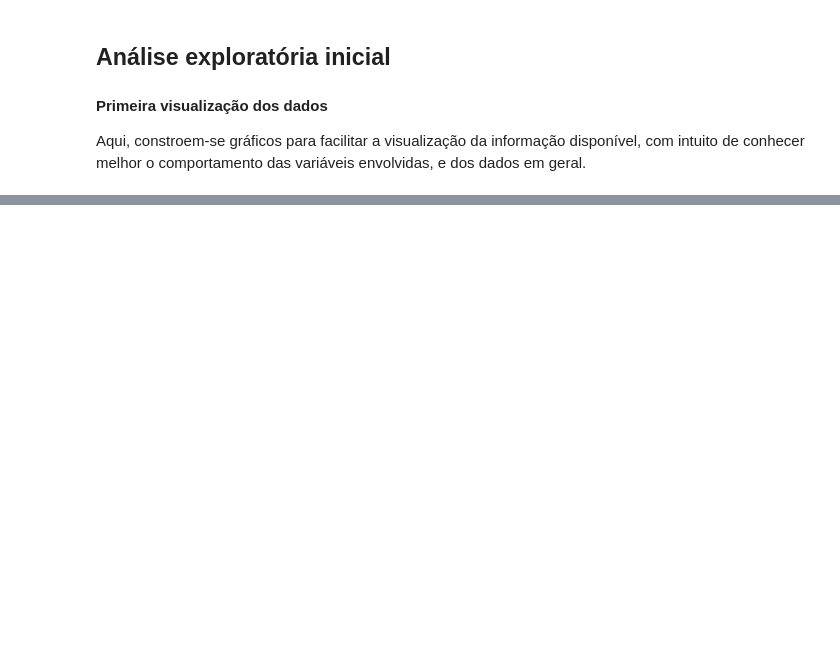
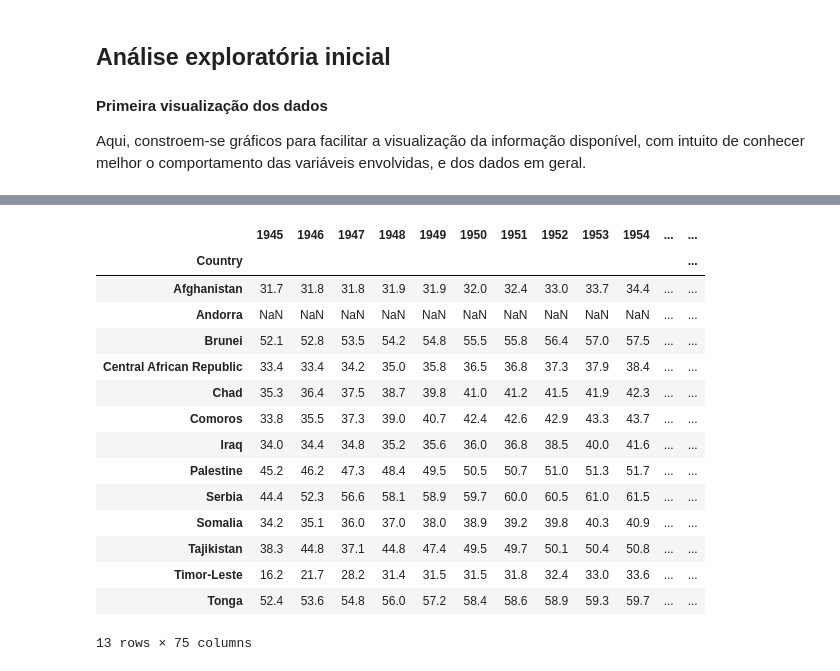
Before and after one commit to CEDipEngineering/DataSci_1, a Jupyter notebook: Final.ipynb, the cells around one changed output, grey strips where cells are left out. Cells and saved outputs as stored; diff of their text form; code cells hidden in the pictures; blank space fills up the shorter version.

```diff
--- a/Final.ipynb
+++ b/Final.ipynb
@@ -93,0 +114,19 @@ plt.show()
+# %%
+data_life_no_Kyoto
+# %% [output]
+|  | 1945 | 1946 | 1947 | 1948 | 1949 | 1950 | 1951 | 1952 | 1953 | 1954 | ... | ... |
+| Country |  |  |  |  |  |  |  |  |  |  |  | ... |
+| Afghanistan | 31.7 | 31.8 | 31.8 | 31.9 | 31.9 | 32.0 | 32.4 | 33.0 | 33.7 | 34.4 | ... | ... |
+| Andorra | NaN | NaN | NaN | NaN | NaN | NaN | NaN | NaN | NaN | NaN | ... | ... |
+| Brunei | 52.1 | 52.8 | 53.5 | 54.2 | 54.8 | 55.5 | 55.8 | 56.4 | 57.0 | 57.5 | ... | ... |
+| Central African Republic | 33.4 | 33.4 | 34.2 | 35.0 | 35.8 | 36.5 | 36.8 | 37.3 | 37.9 | 38.4 | ... | ... |
+| Chad | 35.3 | 36.4 | 37.5 | 38.7 | 39.8 | 41.0 | 41.2 | 41.5 | 41.9 | 42.3 | ... | ... |
+| Comoros | 33.8 | 35.5 | 37.3 | 39.0 | 40.7 | 42.4 | 42.6 | 42.9 | 43.3 | 43.7 | ... | ... |
+| Iraq | 34.0 | 34.4 | 34.8 | 35.2 | 35.6 | 36.0 | 36.8 | 38.5 | 40.0 | 41.6 | ... | ... |
+| Palestine | 45.2 | 46.2 | 47.3 | 48.4 | 49.5 | 50.5 | 50.7 | 51.0 | 51.3 | 51.7 | ... | ... |
+| Serbia | 44.4 | 52.3 | 56.6 | 58.1 | 58.9 | 59.7 | 60.0 | 60.5 | 61.0 | 61.5 | ... | ... |
+| Somalia | 34.2 | 35.1 | 36.0 | 37.0 | 38.0 | 38.9 | 39.2 | 39.8 | 40.3 | 40.9 | ... | ... |
+| Tajikistan | 38.3 | 44.8 | 37.1 | 44.8 | 47.4 | 49.5 | 49.7 | 50.1 | 50.4 | 50.8 | ... | ... |
+| Timor-Leste | 16.2 | 21.7 | 28.2 | 31.4 | 31.5 | 31.5 | 31.8 | 32.4 | 33.0 | 33.6 | ... | ... |
+| Tonga | 52.4 | 53.6 | 54.8 | 56.0 | 57.2 | 58.4 | 58.6 | 58.9 | 59.3 | 59.7 | ... | ... |
+13 rows × 75 columns
```
Also changed, not shown: parts of 4 cells of this notebook.
